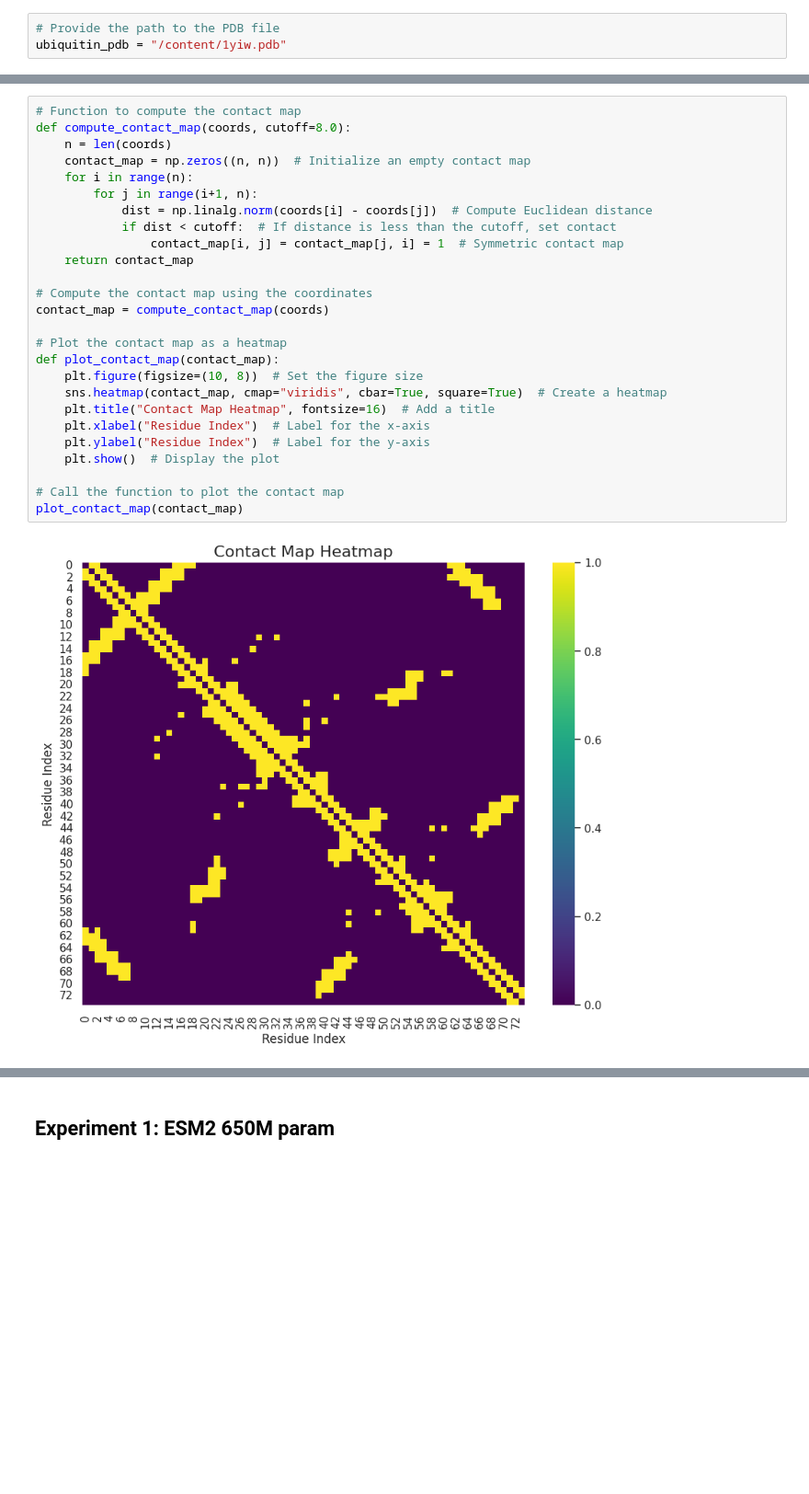
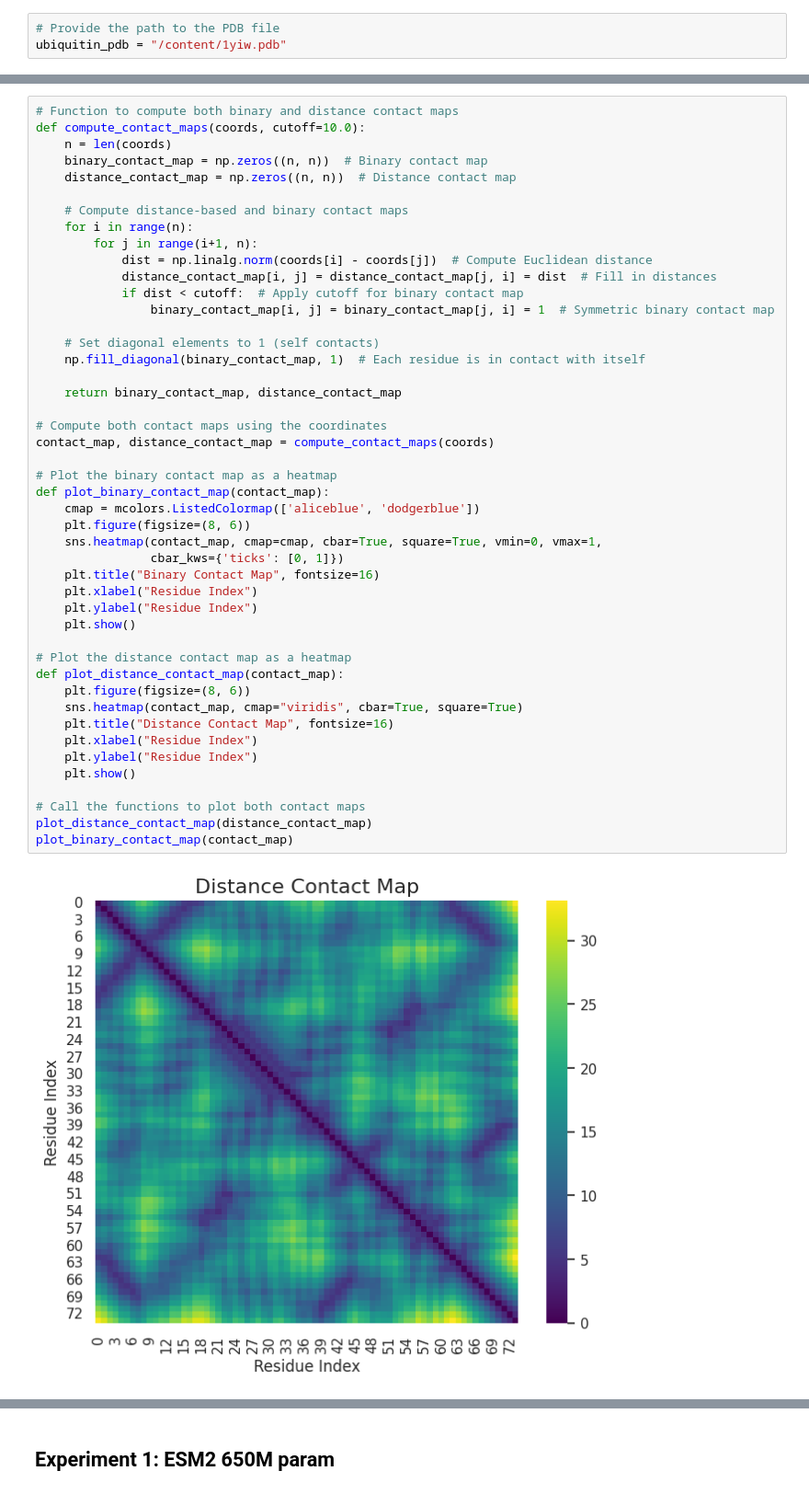
Before and after one commit to luciaurcelay/plm-attention-contactmaps, a Jupyter notebook: main.ipynb, the cells around one changed output, grey strips where cells are left out. Shown at 92% size. Cells and saved outputs as stored; diff of their text form; blank space fills up the shorter version.

```diff
--- a/main.ipynb
+++ b/main.ipynb
@@ -211,30 +169,50 @@ print("Residue names:", pdb_seq)  # Print the list of residue names
 Number of C-alpha coordinates: 74
 Residue names: ['LEU', 'GLN', 'ILE', 'PHE', 'VAL', 'LYS', 'THR', 'LEU', 'THR', 'GLY', 'LYS', 'THR', 'ILE', 'THR', 'LEU', 'GLU', 'VAL', 'GLU', 'PRO', 'SER', 'ASP', 'THR', 'ILE', 'GLU', 'ASN', 'VAL', 'L ...
 # %%
-# Function to compute the contact map
-def compute_contact_map(coords, cutoff=8.0):
+# Function to compute both binary and distance contact maps
+def compute_contact_maps(coords, cutoff=10.0):
     n = len(coords)
-    contact_map = np.zeros((n, n))  # Initialize an empty contact map
+    binary_contact_map = np.zeros((n, n))  # Binary contact map
+    distance_contact_map = np.zeros((n, n))  # Distance contact map
+
+    # Compute distance-based and binary contact maps
     for i in range(n):
         for j in range(i+1, n):
             dist = np.linalg.norm(coords[i] - coords[j])  # Compute Euclidean distance
-            if dist < cutoff:  # If distance is less than the cutoff, set contact
-                contact_map[i, j] = contact_map[j, i] = 1  # Symmetric contact map
-    return contact_map
+            distance_contact_map[i, j] = distance_contact_map[j, i] = dist  # Fill in distances
+            if dist < cutoff:  # Apply cutoff for binary contact map
+                binary_contact_map[i, j] = binary_contact_map[j, i] = 1  # Symmetric binary contact map
 
-# Compute the contact map using the coordinates
-contact_map = compute_contact_map(coords)
+    # Set diagonal elements to 1 (self contacts)
+    np.fill_diagonal(binary_contact_map, 1)  # Each residue is in contact with itself
 
-# Plot the contact map as a heatmap
-def plot_contact_map(contact_map):
-    plt.figure(figsize=(10, 8))  # Set the figure size
-    sns.heatmap(contact_map, cmap="viridis", cbar=True, square=True)  # Create a heatmap
-    plt.title("Contact Map Heatmap", fontsize=16)  # Add a title
-    plt.xlabel("Residue Index")  # Label for the x-axis
-    plt.ylabel("Residue Index")  # Label for the y-axis
-    plt.show()  # Display the plot
+    return binary_contact_map, distance_contact_map
 
-# Call the function to plot the contact map
-plot_contact_map(contact_map)
+# Compute both contact maps using the coordinates
+contact_map, distance_contact_map = compute_contact_maps(coords)
+
+# Plot the binary contact map as a heatmap
+def plot_binary_contact_map(contact_map):
+    cmap = mcolors.ListedColormap(['aliceblue', 'dodgerblue'])
+    plt.figure(figsize=(8, 6))
+    sns.heatmap(contact_map, cmap=cmap, cbar=True, square=True, vmin=0, vmax=1,
+                cbar_kws={'ticks': [0, 1]})
+    plt.title("Binary Contact Map", fontsize=16)
+    plt.xlabel("Residue Index")
+    plt.ylabel("Residue Index")
+    plt.show()
+
+# Plot the distance contact map as a heatmap
+def plot_distance_contact_map(contact_map):
+    plt.figure(figsize=(8, 6))
+    sns.heatmap(contact_map, cmap="viridis", cbar=True, square=True)
+    plt.title("Distance Contact Map", fontsize=16)
+    plt.xlabel("Residue Index")
+    plt.ylabel("Residue Index")
+    plt.show()
+
+# Call the functions to plot both contact maps
+plot_distance_contact_map(distance_contact_map)
+plot_binary_contact_map(contact_map)
 # %% [output]
-[figure, old version]
+[figure, new version]
```
Also changed, not shown: parts of 42 cells of this notebook.
